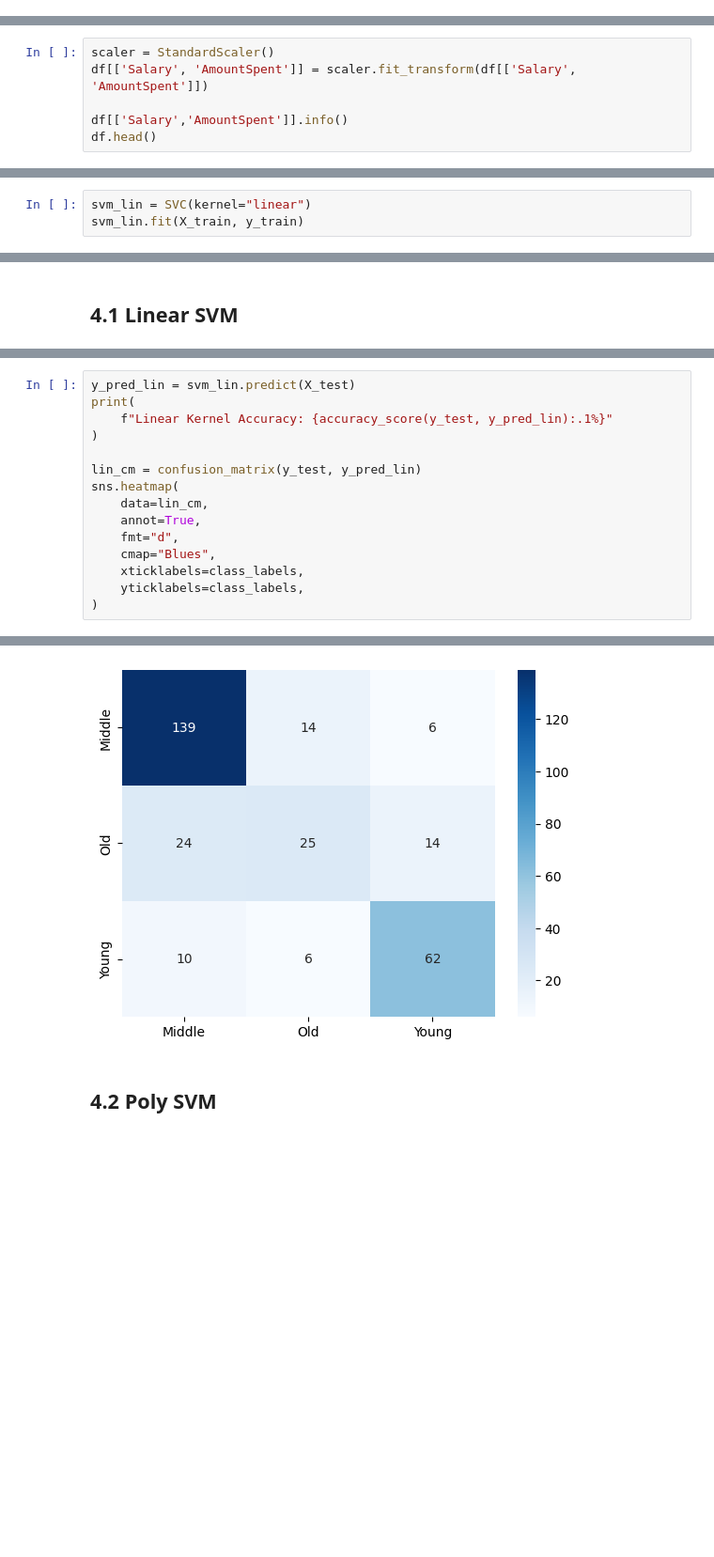
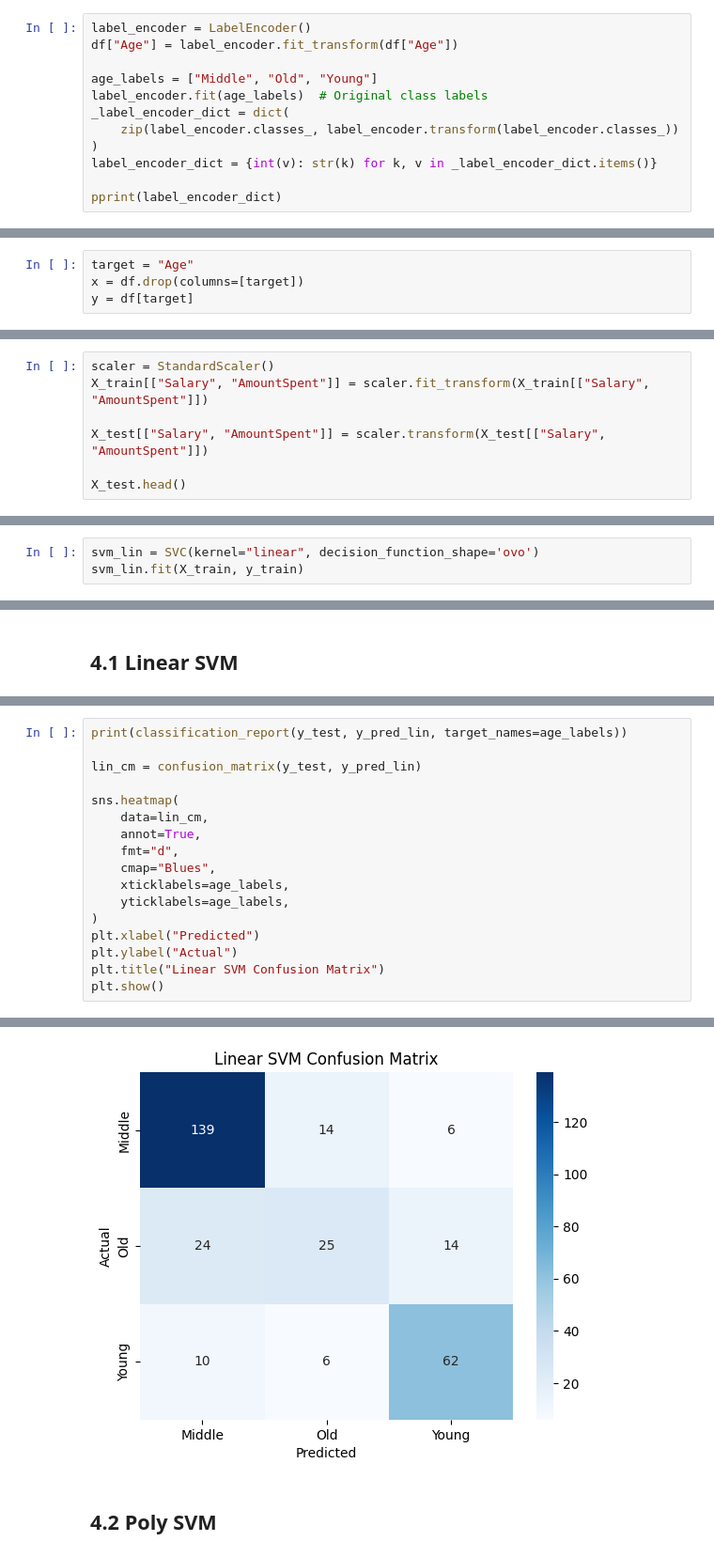
Before and after one commit to thisisel/pattern-recognition, a Jupyter notebook: mini_proj4/mini_proj4.ipynb, the cells around one changed output, grey strips where cells are left out. Shown at 94% size. Saved outputs shown, nothing was run; the diff lists cells and outputs as text; blank space fills up the shorter version.

```diff
--- a/mini_proj4/mini_proj4.ipynb
+++ b/mini_proj4/mini_proj4.ipynb
@@ -128,0 +136,12 @@ memory usage: 85.9 KB
+# %%
+label_encoder = LabelEncoder()
+df["Age"] = label_encoder.fit_transform(df["Age"])
+
+age_labels = ["Middle", "Old", "Young"]
+label_encoder.fit(age_labels)  # Original class labels
+_label_encoder_dict = dict(
+    zip(label_encoder.classes_, label_encoder.transform(label_encoder.classes_))
+)
+label_encoder_dict = {int(v): str(k) for k, v in _label_encoder_dict.items()}
+
+pprint(label_encoder_dict)
@@ -128,0 +152,4 @@ memory usage: 85.9 KB
+# %%
+target = "Age"
+x = df.drop(columns=[target])
+y = df[target]
@@ -140,7 +200,8 @@ Standardization characteristics:
 # %%
 scaler = StandardScaler()
-df[['Salary', 'AmountSpent']] = scaler.fit_transform(df[['Salary', 'AmountSpent']])
+X_train[["Salary", "AmountSpent"]] = scaler.fit_transform(X_train[["Salary", "AmountSpent"]])
 
-df[['Salary','AmountSpent']].info()
-df.head()
+X_test[["Salary", "AmountSpent"]] = scaler.transform(X_test[["Salary", "AmountSpent"]])
+
+X_test.head()
 # %% [output]
@@ -202,6 +250,6 @@ This is equivalent to computing the dot product of two feature vectors.
 - Linear decision boundary: The hyperplane is a straight line (in 2D) or a flat plane (in 3D).
 - No feature mapping: The linear kernel does not transform the data into a higher-dimensional space.
 # %%
-svm_lin = SVC(kernel="linear")
+svm_lin = SVC(kernel="linear", decision_function_shape='ovo')
 svm_lin.fit(X_train, y_train)
 # %% [output]
@@ -317,16 +403,18 @@ SVC(C=1, gamma=0.1)
 # %%
-y_pred_lin = svm_lin.predict(X_test)
-print(
-    f"Linear Kernel Accuracy: {accuracy_score(y_test, y_pred_lin):.1%}"
-)
+print(classification_report(y_test, y_pred_lin, target_names=age_labels))
 
 lin_cm = confusion_matrix(y_test, y_pred_lin)
+
 sns.heatmap(
     data=lin_cm,
     annot=True,
     fmt="d",
     cmap="Blues",
-    xticklabels=class_labels,
-    yticklabels=class_labels,
+    xticklabels=age_labels,
+    yticklabels=age_labels,
 )
+plt.xlabel("Predicted")
+plt.ylabel("Actual")
+plt.title("Linear SVM Confusion Matrix")
+plt.show()
 # %% [output]
@@ -335,3 +430,3 @@ Linear Kernel Accuracy: 75.3%
-[figure, old version]
+[figure, new version]
 # %% [markdown]
 ## 4.2 Poly SVM
```
Also changed, not shown: parts of 32 cells of this notebook.
